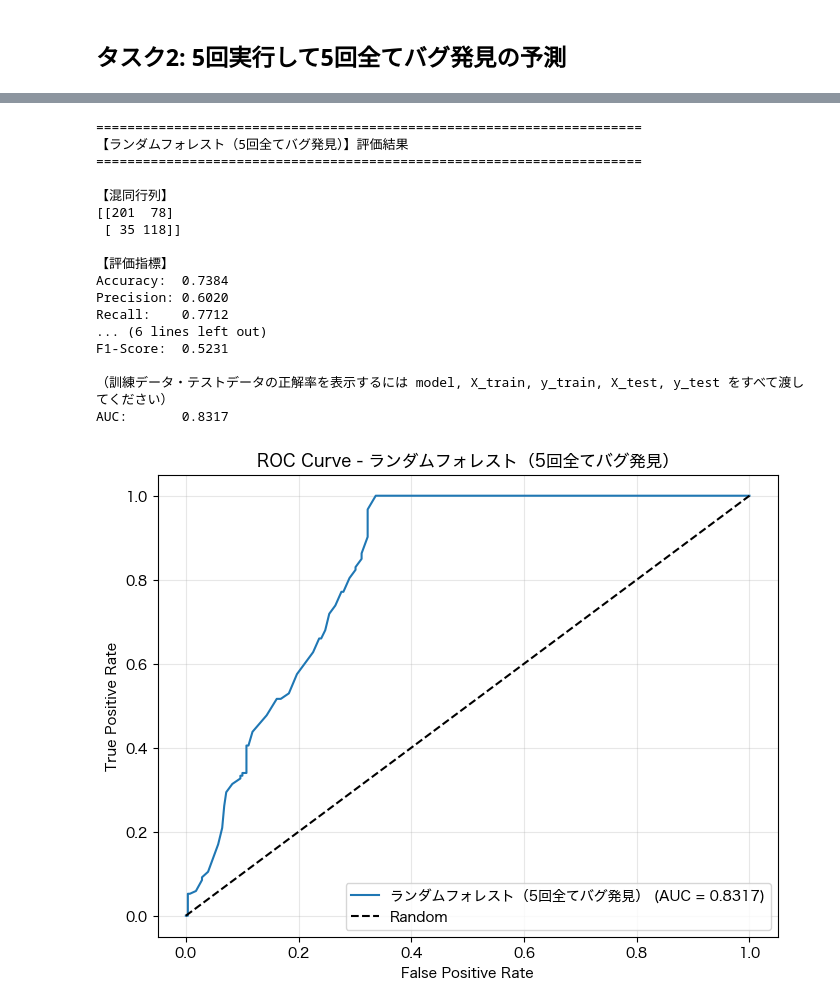
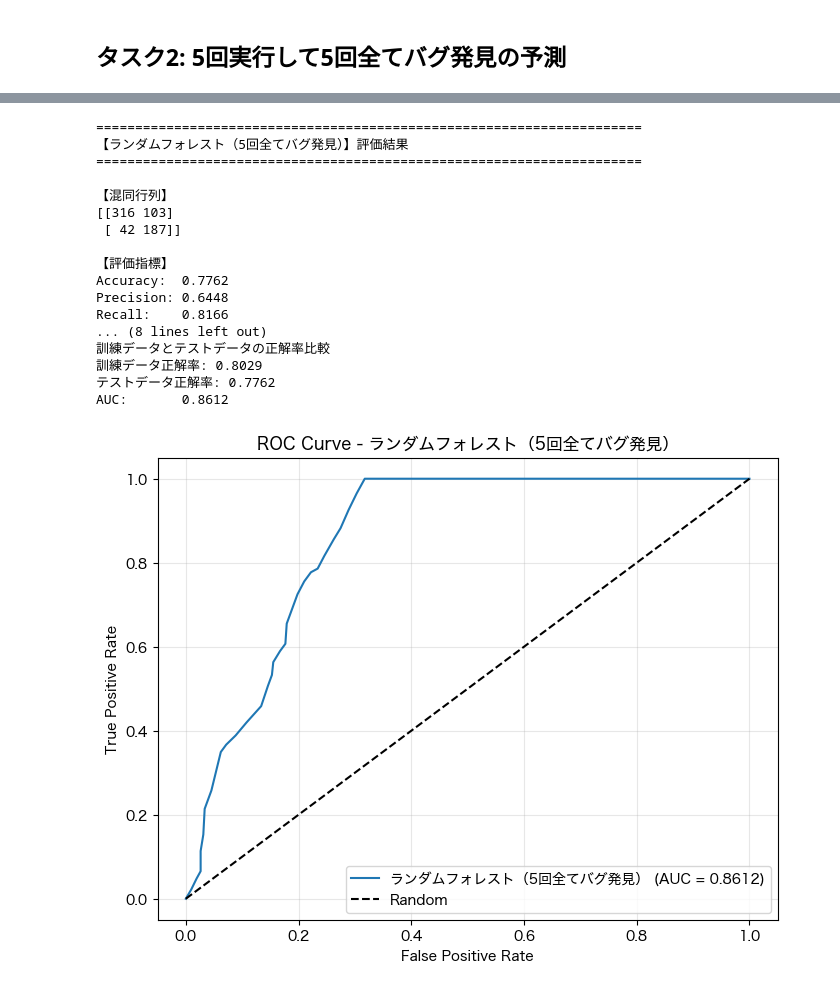
Before and after one commit to umiyuri777/localfuzz_analysis, a Jupyter notebook: tree-different/decision_tree_random_forest_analysis.ipynb, the cells around one changed output, grey strips where cells are left out. Saved outputs shown, nothing was run; the diff lists cells and outputs as text; code cells hidden in the pictures.

```diff
--- a/tree-different/decision_tree_random_forest_analysis.ipynb
+++ b/tree-different/decision_tree_random_forest_analysis.ipynb
@@ -323,8 +323,14 @@ def evaluate_model(
 
     # 訓練データとテストデータの正解率出力
     if (model is not None) and (X_train is not None) and (y_train is not None) and (X_test is not None) and (y_test is not None):
-        train_acc = y_train.value_counts().get(1, 0) / len(y_train)
-        test_acc = y_test.value_counts().get(1, 0) / len(y_test)
+        # モデルを使って予測を行う
+        train_pred = model.predict(X_train)
+        test_pred = model.predict(X_test)
+
+        # 実際の正解率（Accuracy）を計算する
+        train_acc = accuracy_score(y_train, train_pred)
+        test_acc = accuracy_score(y_test, test_pred)
+
         print("訓練データとテストデータの正解率比較")
         print(f"訓練データ正解率: {train_acc:.4f}")
         print(f"テストデータ正解率: {test_acc:.4f}")
@@ -801,7 +899,7 @@ y2 = df['bug_detected_all']
 
 # 訓練データとテストデータに分割
 X2_train, X2_test, y2_train, y2_test = train_test_split(
-    X2, y2, test_size=0.2, random_state=42, stratify=y2
+    X2, y2, test_size=0.3, random_state=42, stratify=y2
 )
 
 print(f"訓練データ数: {len(X2_train)}")
@@ -890,38 +1004,40 @@ plt.show()
 # %%
+
 # ランダムフォレストモデルの訓練と評価（タスク2）
 rf_model2 = RandomForestClassifier(
     n_estimators=100,
     max_depth=None,
     random_state=42,
+    min_samples_leaf=0.05,
     n_jobs=-1
 )
 rf_model2.fit(X2_train, y2_train)
 
 # 予測
 y2_pred_rf = rf_model2.predict(X2_test)
 y2_pred_proba_rf = rf_model2.predict_proba(X2_test)[:, 1]
 
 # 評価
-rf_results2 = evaluate_model(y2_test, y2_pred_rf, y2_pred_proba_rf, "ランダムフォレスト（5回全てバグ発見）")
+rf_results2 = evaluate_model(y2_test, y2_pred_rf, y2_pred_proba_rf, "ランダムフォレスト（5回全てバグ発見）", X2_train, y2_train, X2_test, y2_test, rf_model2)
 # %% [output]
 ======================================================================
 【ランダムフォレスト（5回全てバグ発見）】評価結果
 ======================================================================
 
 【混同行列】
-[[201  78]
- [ 35 118]]
+[[316 103]
+ [ 42 187]]
 
 【評価指標】
-Accuracy:  0.7384
-Precision: 0.6020
-Recall:    0.7712
-... (6 lines left out)
-F1-Score:  0.5231
-
-（訓練データ・テストデータの正解率を表示するには model, X_train, y_train, X_test, y_test をすべて渡してください）
-AUC:       0.8317
+Accuracy:  0.7762
+Precision: 0.6448
+Recall:    0.8166
+... (8 lines left out)
+訓練データとテストデータの正解率比較
+訓練データ正解率: 0.8029
+テストデータ正解率: 0.7762
+AUC:       0.8612
-[figure, old version]
+[figure, new version]
 # %%
 # ランダムフォレストの特徴量重要度（タスク2）
 feature_importance_rf2 = pd.DataFrame({
```
Also changed, not shown: parts of 17 cells of this notebook, 2 other files.
